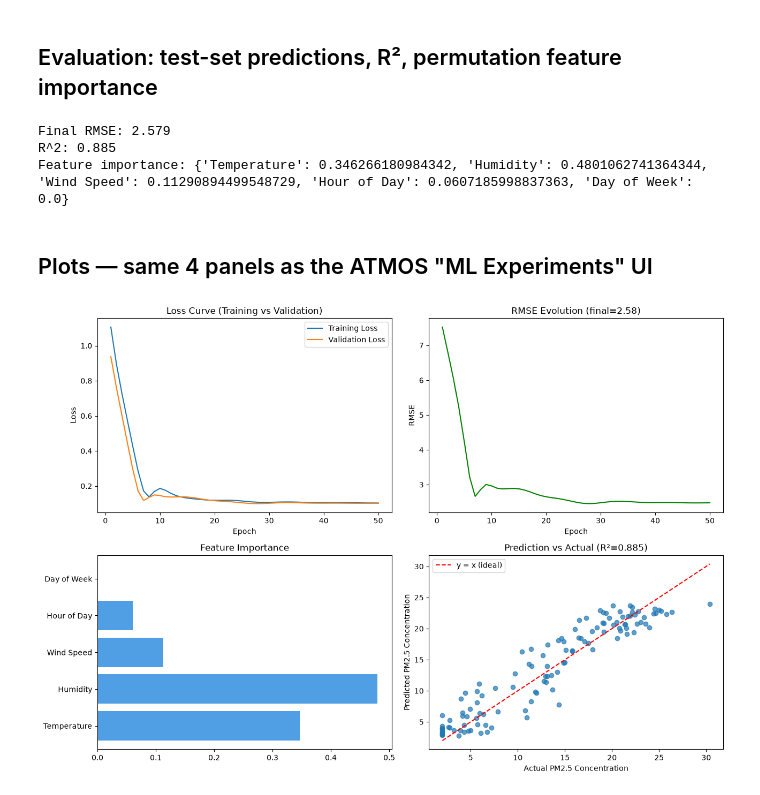
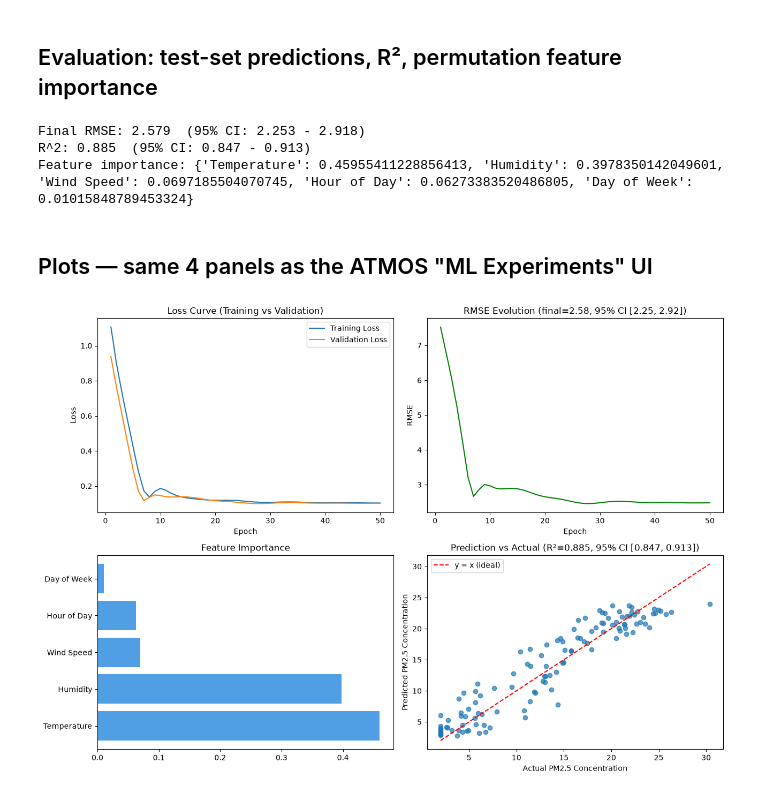
Before and after one commit to joaquincgp/ATMOS-Plataforma-Web-de-Analitica-Ambiental, a Jupyter notebook: notebooks/lstm_training.ipynb, the cells around one changed output. Saved outputs shown, nothing was run; the diff lists cells and outputs as text; code cells hidden in the pictures.

```diff
--- a/notebooks/lstm_training.ipynb
+++ b/notebooks/lstm_training.ipynb
@@ -39,8 +42,23 @@ MIN_LOOKBACK_HOURS = 2
 HIDDEN_SIZE = 32             # LSTM hidden units
 SEED = 42
 
-# Set to a path like "remmaq_export.csv" to use real data; leave as None for synthetic data.
+# --- Data source: set at most one of these; whichever is set wins in this order ---
+# Option A (Jupyter local only, real REMMAQ data, richest option): your ATMOS
+# Postgres URL, e.g. "postgresql+psycopg://atmos:atmos_dev_password@localhost:5432/atmos".
+# Does NOT work in Colab (no access to your local database).
+DATABASE_URL = None
+
+# Option B (Colab-friendly, real data): path to a CSV you exported yourself
+# with columns observed_at, variable_code, station_code, value.
 CSV_PATH = None
+
+# If both are None, synthetic data is generated so the notebook always runs end-to-end.
+
+# Optional sample scope, only used when DATABASE_URL is set (mirrors the
+# station checklist and date-range pickers in the ML Experiments UI):
+STATION_CODES: list[str] = []   # empty = all stations (averaged), e.g. ["BELISARIO", "CENTRO"]
+DATE_FROM = None                # "YYYY-MM-DD", or None for all available history
+DATE_TO = None                  # "YYYY-MM-DD", or None for all available history
 # %% [markdown]
 ## Data loading
 
@@ -124,8 +194,11 @@ def build_dataset(long_df: pd.DataFrame, target_variable_code: str, train_split:
     for code, feature_name in COVARIATE_CODES.items():
         covariate = hourly_series(long_df, code).reindex(full_index).interpolate(limit_direction="both")
         if covariate.isna().all():
-            warnings.append(f"No data for '{feature_name}'; using a constant value.")
-            covariate = covariate.fillna(0.0)
+            # No real data for this covariate: exclude it entirely rather than
+            # inventing a constant placeholder, so Feature Importance only
+            # ever reports variables with real signal (matches dataset.py).
+            warnings.append(f"'{feature_name}' excluded: no data available for this window/stations.")
+            continue
         frame[feature_name] = covariate
 
     frame["Hour of Day"] = full_index.hour
@@ -259,8 +352,10 @@ with torch.no_grad():
 
 test_actual = y_test * target_std + target_mean
 test_predicted = test_preds_norm * target_std + target_mean
-final_rmse = float(np.sqrt(np.mean((test_predicted - test_actual) ** 2)))
+final_rmse = rmse(test_actual, test_predicted)
 final_r2 = r_squared(test_actual, test_predicted)
+rmse_ci = bootstrap_metric_ci(test_actual, test_predicted, rmse, rng=rng)
+r2_ci = bootstrap_metric_ci(test_actual, test_predicted, r_squared, rng=rng)
 
 baseline_rmse_norm = float(np.sqrt(np.mean((test_preds_norm - y_test) ** 2)))
 raw_importances = {}
@@ -280,48 +375,48 @@ if total_importance <= 0:
 else:
     feature_importance = {name: value / total_importance for name, value in raw_importances.items()}
 
-print(f"Final RMSE: {final_rmse:.3f}")
-print(f"R^2: {final_r2:.3f}")
+print(f"Final RMSE: {final_rmse:.3f}  (95% CI: {rmse_ci[0]:.3f} - {rmse_ci[1]:.3f})")
+print(f"R^2: {final_r2:.3f}  (95% CI: {r2_ci[0]:.3f} - {r2_ci[1]:.3f})")
 print("Feature importance:", feature_importance)
 # %% [output]
-Final RMSE: 2.579
-R^2: 0.885
-Feature importance: {'Temperature': 0.346266180984342, 'Humidity': 0.4801062741364344, 'Wind Speed': 0.11290894499548729, 'Hour of Day': 0.0607185998837363, 'Day of Week': 0.0}
+Final RMSE: 2.579  (95% CI: 2.253 - 2.918)
+R^2: 0.885  (95% CI: 0.847 - 0.913)
+Feature importance: {'Temperature': 0.45955411228856413, 'Humidity': 0.3978350142049601, 'Wind Speed': 0.0697185504070745, 'Hour of Day': 0.06273383520486805, 'Day of Week': 0.01015848789453324}
 # %% [markdown]
 ## Plots — same 4 panels as the ATMOS "ML Experiments" UI
 # %%
 fig, axes = plt.subplots(2, 2, figsize=(13, 9))
 
 epochs_axis = [p["epoch"] for p in loss_curve]
 axes[0, 0].plot(epochs_axis, [p["train_loss"] for p in loss_curve], label="Training Loss")
 axes[0, 0].plot(epochs_axis, [p["val_loss"] for p in loss_curve], label="Validation Loss")
 axes[0, 0].set_title("Loss Curve (Training vs Validation)")
 axes[0, 0].set_xlabel("Epoch")
 axes[0, 0].set_ylabel("Loss")
 axes[0, 0].legend()
 
 axes[0, 1].plot(epochs_axis, [p["rmse"] for p in rmse_curve], color="green")
-axes[0, 1].set_title(f"RMSE Evolution (final={final_rmse:.2f})")
+axes[0, 1].set_title(f"RMSE Evolution (final={final_rmse:.2f}, 95% CI [{rmse_ci[0]:.2f}, {rmse_ci[1]:.2f}])")
 axes[0, 1].set_xlabel("Epoch")
 axes[0, 1].set_ylabel("RMSE")
 
 names = list(feature_importance.keys())
 values = [feature_importance[n] for n in names]
 axes[1, 0].barh(names, values, color="#509EE3")
 axes[1, 0].set_title("Feature Importance")
 
 axes[1, 1].scatter(test_actual, test_predicted, alpha=0.7)
 lims = [min(test_actual.min(), test_predicted.min()), max(test_actual.max(), test_predicted.max())]
 axes[1, 1].plot(lims, lims, "r--", label="y = x (ideal)")
-axes[1, 1].set_title(f"Prediction vs Actual (R²={final_r2:.3f})")
+axes[1, 1].set_title(f"Prediction vs Actual (R²={final_r2:.3f}, 95% CI [{r2_ci[0]:.3f}, {r2_ci[1]:.3f}])")
 axes[1, 1].set_xlabel(f"Actual {target_name}")
 axes[1, 1].set_ylabel(f"Predicted {target_name}")
 axes[1, 1].legend()
 
 plt.tight_layout()
 plt.show()
 # %% [output]
-[figure, old version]
+[figure, new version]
 # %% [markdown]
 ## How this maps to the production code
 
```
Also changed, not shown: parts of 4 cells of this notebook, 36 other files.
